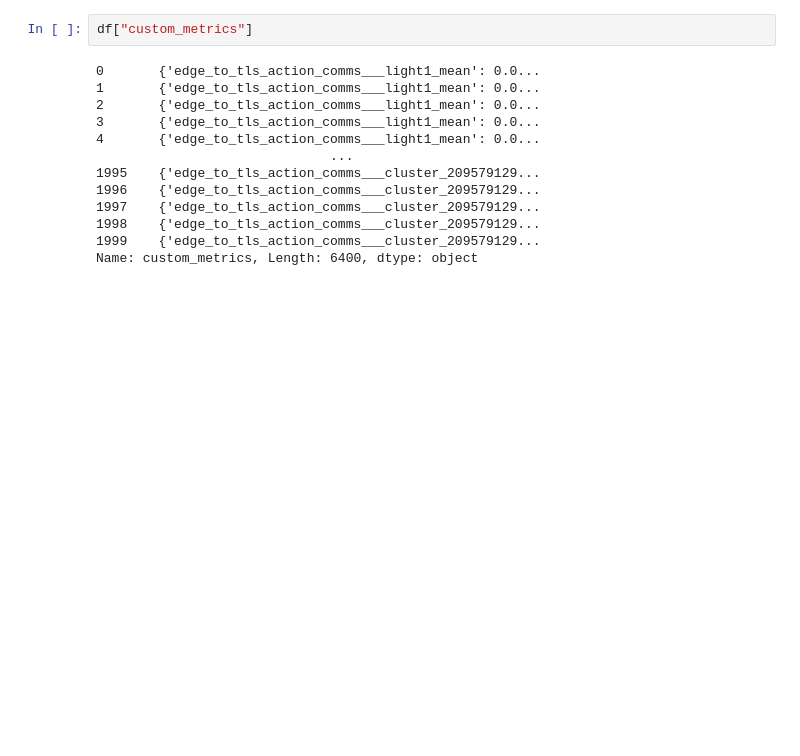
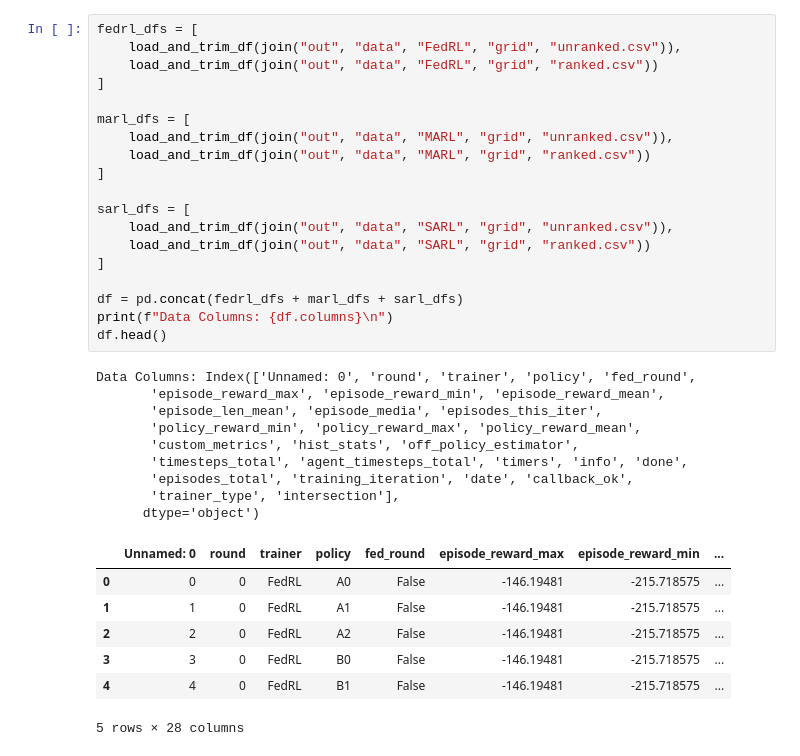
Before and after one commit to nathaniel-hudson/SUMO-FedRL, a Jupyter notebook: New Plotter.ipynb, the cells around one changed output. Saved outputs shown, nothing was run; the diff lists cells and outputs as text; blank space fills up the shorter version.

```diff
--- a/New Plotter.ipynb
+++ b/New Plotter.ipynb
@@ -62,15 +26,36 @@ Data Columns: Index(['Unnamed: 0', 'round', 'trainer', 'policy', 'episode_reward
-# %%
-df["custom_metrics"]
-# %% [output]
-0       {'edge_to_tls_action_comms___light1_mean': 0.0...
-1       {'edge_to_tls_action_comms___light1_mean': 0.0...
-2       {'edge_to_tls_action_comms___light1_mean': 0.0...
-3       {'edge_to_tls_action_comms___light1_mean': 0.0...
-4       {'edge_to_tls_action_comms___light1_mean': 0.0...
-                              ...
-1995    {'edge_to_tls_action_comms___cluster_209579129...
-1996    {'edge_to_tls_action_comms___cluster_209579129...
-1997    {'edge_to_tls_action_comms___cluster_209579129...
-1998    {'edge_to_tls_action_comms___cluster_209579129...
-1999    {'edge_to_tls_action_comms___cluster_209579129...
-Name: custom_metrics, Length: 6400, dtype: object
+# %%
+fedrl_dfs = [
+    load_and_trim_df(join("out", "data", "FedRL", "grid", "unranked.csv")),
+    load_and_trim_df(join("out", "data", "FedRL", "grid", "ranked.csv"))
+]
+
+marl_dfs = [
+    load_and_trim_df(join("out", "data", "MARL", "grid", "unranked.csv")),
+    load_and_trim_df(join("out", "data", "MARL", "grid", "ranked.csv"))
+]
+
+sarl_dfs = [
+    load_and_trim_df(join("out", "data", "SARL", "grid", "unranked.csv")),
+    load_and_trim_df(join("out", "data", "SARL", "grid", "ranked.csv"))
+]
+
+df = pd.concat(fedrl_dfs + marl_dfs + sarl_dfs)
+print(f"Data Columns: {df.columns}\n")
+df.head()
+# %% [output]
+Data Columns: Index(['Unnamed: 0', 'round', 'trainer', 'policy', 'fed_round',
+       'episode_reward_max', 'episode_reward_min', 'episode_reward_mean',
+       'episode_len_mean', 'episode_media', 'episodes_this_iter',
+       'policy_reward_min', 'policy_reward_max', 'policy_reward_mean',
+       'custom_metrics', 'hist_stats', 'off_policy_estimator',
+       'timesteps_total', 'agent_timesteps_total', 'timers', 'info', 'done',
+       'episodes_total', 'training_iteration', 'date', 'callback_ok',
+       'trainer_type', 'intersection'],
+      dtype='object')
+|  | Unnamed: 0 | round | trainer | policy | fed_round | episode_reward_max | episode_reward_min | ... |
+| 0 | 0 | 0 | FedRL | A0 | False | -146.19481 | -215.718575 | ... |
+| 1 | 1 | 0 | FedRL | A1 | False | -146.19481 | -215.718575 | ... |
+| 2 | 2 | 0 | FedRL | A2 | False | -146.19481 | -215.718575 | ... |
+| 3 | 3 | 0 | FedRL | B0 | False | -146.19481 | -215.718575 | ... |
+| 4 | 4 | 0 | FedRL | B1 | False | -146.19481 | -215.718575 | ... |
+5 rows × 28 columns
```
Also changed, not shown: parts of 14 cells of this notebook, 15 other files.
